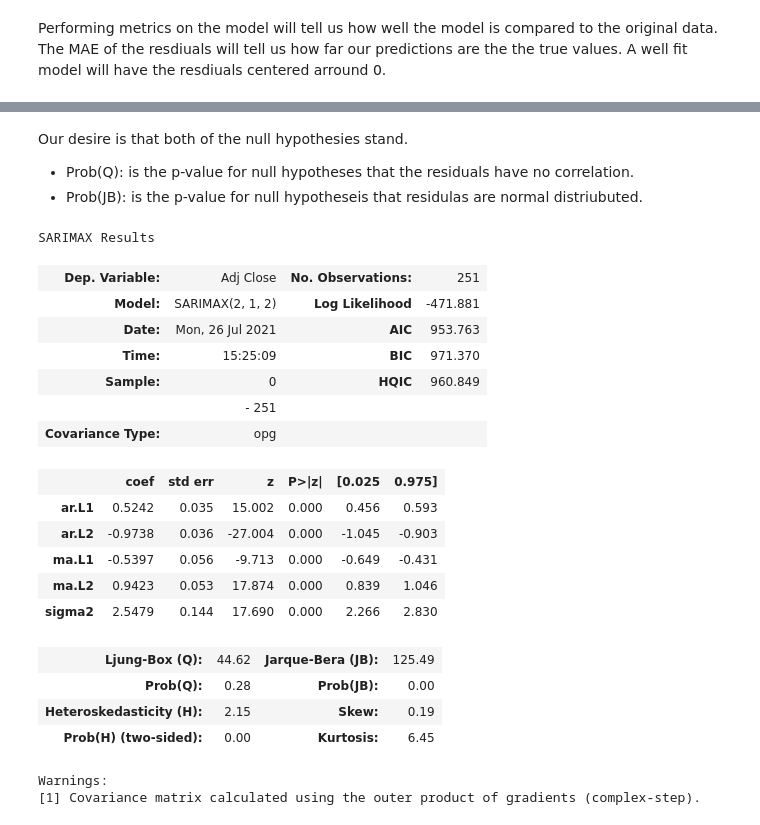
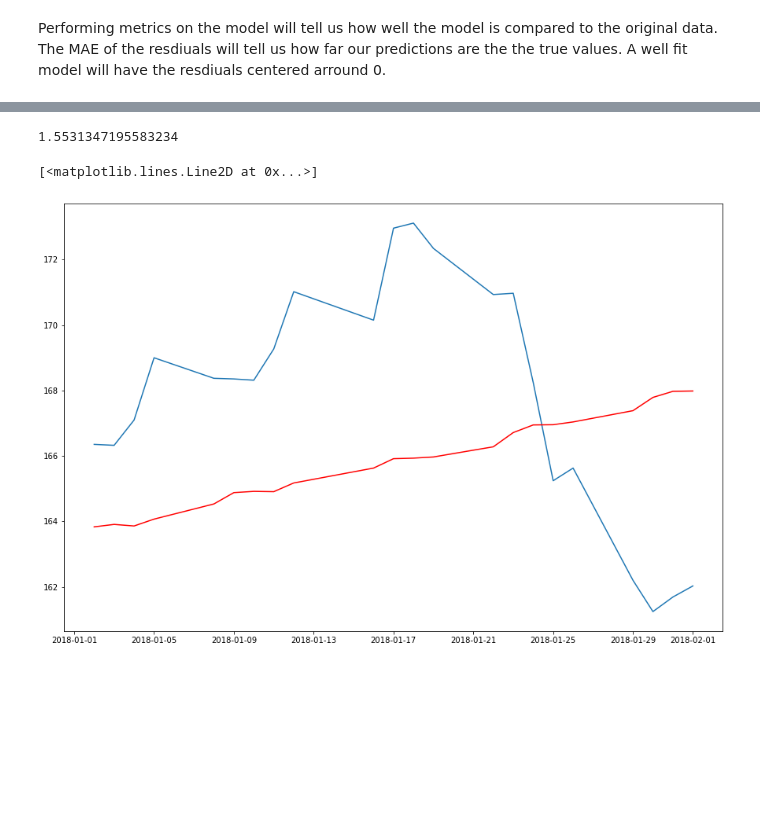
Before and after one commit to jcodedata13/Springboard, a Jupyter notebook: SARIMAX Springboard.ipynb, the cells around one changed output, grey strips where cells are left out. Saved outputs shown, nothing was run; the diff lists cells and outputs as text; code cells hidden in the pictures; blank space fills up the shorter version.

```diff
--- a/SARIMAX Springboard.ipynb
+++ b/SARIMAX Springboard.ipynb
@@ -219,27 +239,0 @@ results.plot_diagnostics(figsize=(10,10))
-# %% [markdown]
-Our desire is that both of the null hypothesies stand.
-*   Prob(Q): is the p-value for null hypotheses that the residuals have no correlation.
-*    Prob(JB): is the p-value for null hypotheseis that residulas are normal distriubuted.
-# %%
-results.summary()
-# %% [output]
-SARIMAX Results
-| Dep. Variable: | Adj Close | No. Observations: | 251 |
-| Model: | SARIMAX(2, 1, 2) | Log Likelihood | -471.881 |
-| Date: | Mon, 26 Jul 2021 | AIC | 953.763 |
-| Time: | 15:25:09 | BIC | 971.370 |
-| Sample: | 0 | HQIC | 960.849 |
-|  | - 251 |  |  |
-| Covariance Type: | opg |  |  |
-|  | coef | std err | z | P>|z| | [0.025 | 0.975] |
-| ar.L1 | 0.5242 | 0.035 | 15.002 | 0.000 | 0.456 | 0.593 |
-| ar.L2 | -0.9738 | 0.036 | -27.004 | 0.000 | -1.045 | -0.903 |
-| ma.L1 | -0.5397 | 0.056 | -9.713 | 0.000 | -0.649 | -0.431 |
-| ma.L2 | 0.9423 | 0.053 | 17.874 | 0.000 | 0.839 | 1.046 |
-| sigma2 | 2.5479 | 0.144 | 17.690 | 0.000 | 2.266 | 2.830 |
-| Ljung-Box (Q): | 44.62 | Jarque-Bera (JB): | 125.49 |
-| Prob(Q): | 0.28 | Prob(JB): | 0.00 |
-| Heteroskedasticity (H): | 2.15 | Skew: | 0.19 |
-| Prob(H) (two-sided): | 0.00 | Kurtosis: | 6.45 |
-Warnings:
-[1] Covariance matrix calculated using the outer product of gradients (complex-step).
@@ -245,0 +242,11 @@ Warnings:
+# %%
+np.mean(np.abs(residuals))
+# %% [output]
+1.5531347195583234
+# %%
+plt.figure(figsize=(15,10))
+plt.plot(dataframes_dict['AAPL']['Adj Close']['2018-01-01':'2018-02-01'])
+plt.plot(dataframes_dict['AAPL']['Adj Close']['2018-01-01':'2018-02-01'].index,model_aapl.predict(n_periods=22),color='red')
+# %% [output]
+[<matplotlib.lines.Line2D at 0x...>]
+[figure, added]
```
Also changed, not shown: parts of 27 cells of this notebook.
